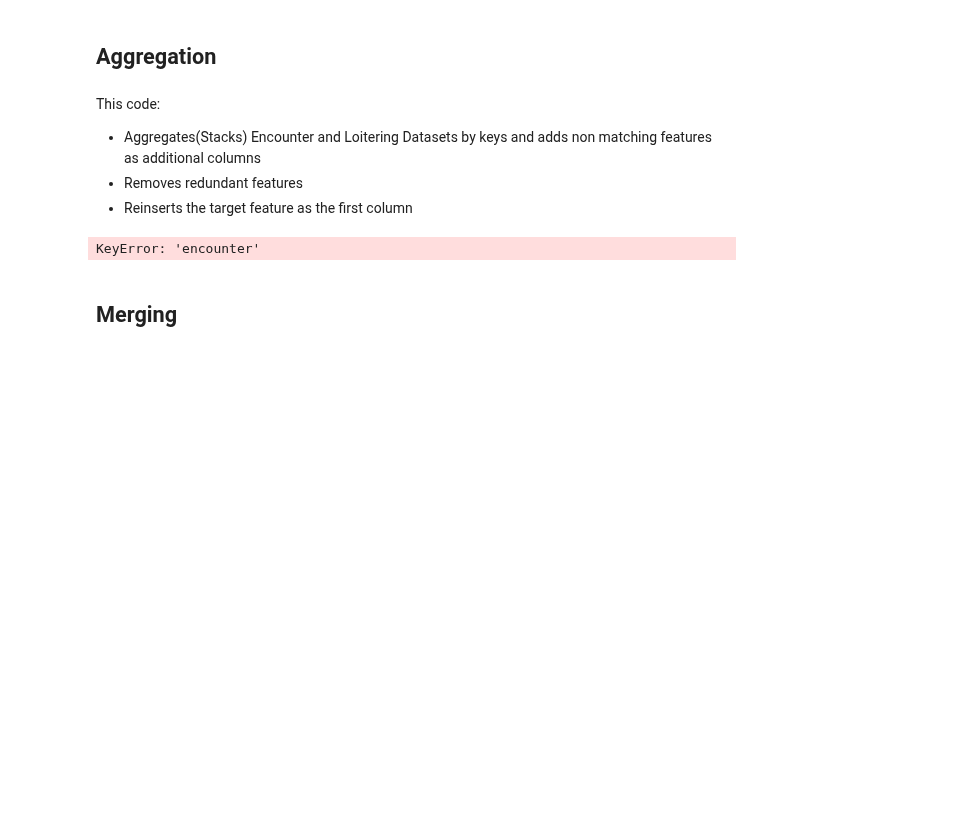
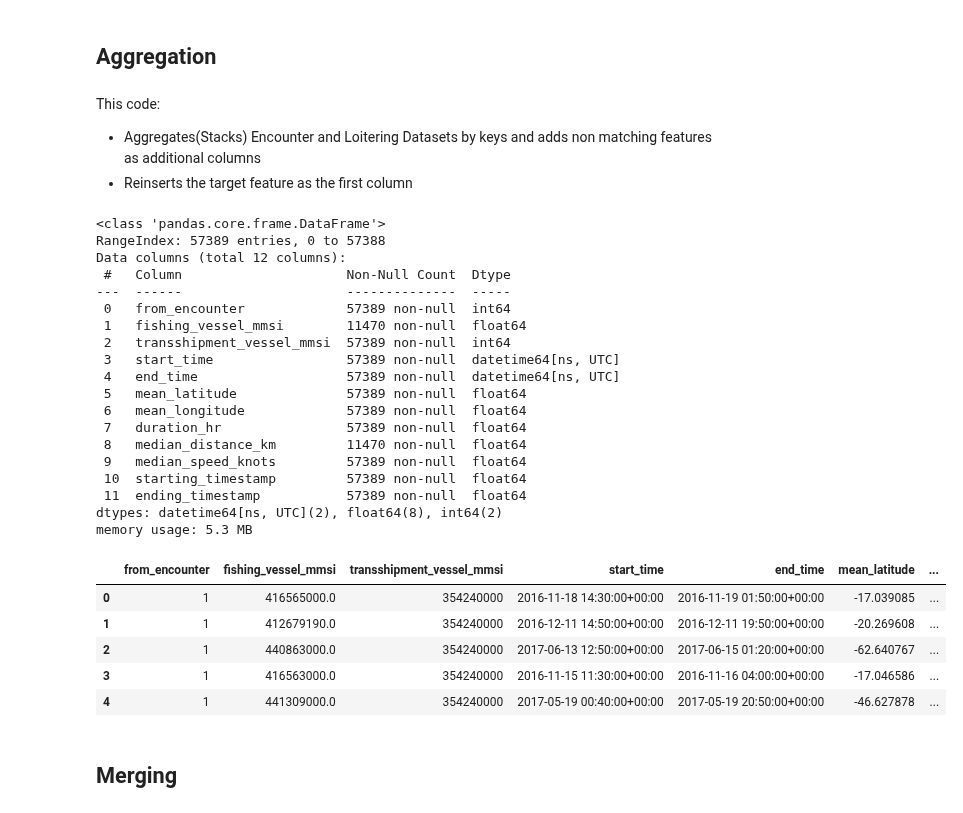
Before and after one commit to neuhart/Doing_DataScience_SS22, a Jupyter notebook: transformation.ipynb, the cells around one changed output. Saved outputs shown, nothing was run; the diff lists cells and outputs as text; code cells hidden in the pictures; blank space fills up the shorter version.

```diff
--- a/transformation.ipynb
+++ b/transformation.ipynb
@@ -237,21 +190,41 @@ Index(['mmsi', 'shipname', 'callsign', 'flag', 'imo', 'first_timestamp',
 This code:
 
 * Aggregates(Stacks) Encounter and Loitering Datasets by keys and adds non matching features as additional columns
-* Removes redundant features
 * Reinserts the target feature as the first column
-# %%
-df_agg = pd.concat([df_enc_mod,df_loit_mod], ignore_index=True)
-#dropping redundant data:
-df_clean = df_agg.copy().drop(['starting_latitude','starting_longitude', 'ending_latitude','ending_longitude'], axis= 1 )
-#setting target as first column:
-col_en =df_clean.pop('encounter')
-df_clean.insert(0, col_en.name,col_en)
-
-df_clean.head()
-df_clean.info()
-df_clean.tail()
-# %% [output]
-KeyError: 'encounter'
+# %%
+df_agg = pd.concat([df_enc_mod,df_loit_mod], ignore_index=True)
+
+#setting support variable as first column:
+df_agg.insert(0, 'from_encounter',df_agg.pop('from_encounter'))
+
+df_agg.info()
+df_agg.head()
+# %% [output]
+<class 'pandas.core.frame.DataFrame'>
+RangeIndex: 57389 entries, 0 to 57388
+Data columns (total 12 columns):
+ #   Column                     Non-Null Count  Dtype
+---  ------                     --------------  -----
+ 0   from_encounter             57389 non-null  int64
+ 1   fishing_vessel_mmsi        11470 non-null  float64
+ 2   transshipment_vessel_mmsi  57389 non-null  int64
+ 3   start_time                 57389 non-null  datetime64[ns, UTC]
+ 4   end_time                   57389 non-null  datetime64[ns, UTC]
+ 5   mean_latitude              57389 non-null  float64
+ 6   mean_longitude             57389 non-null  float64
+ 7   duration_hr                57389 non-null  float64
+ 8   median_distance_km         11470 non-null  float64
+ 9   median_speed_knots         57389 non-null  float64
+ 10  starting_timestamp         57389 non-null  float64
+ 11  ending_timestamp           57389 non-null  float64
+dtypes: datetime64[ns, UTC](2), float64(8), int64(2)
+memory usage: 5.3 MB
+|  | from_encounter | fishing_vessel_mmsi | transshipment_vessel_mmsi | start_time | end_time | mean_latitude | ... |
+| 0 | 1 | 416565000.0 | 354240000 | 2016-11-18 14:30:00+00:00 | 2016-11-19 01:50:00+00:00 | -17.039085 | ... |
+| 1 | 1 | 412679190.0 | 354240000 | 2016-12-11 14:50:00+00:00 | 2016-12-11 19:50:00+00:00 | -20.269608 | ... |
+| 2 | 1 | 440863000.0 | 354240000 | 2017-06-13 12:50:00+00:00 | 2017-06-15 01:20:00+00:00 | -62.640767 | ... |
+| 3 | 1 | 416563000.0 | 354240000 | 2016-11-15 11:30:00+00:00 | 2016-11-16 04:00:00+00:00 | -17.046586 | ... |
+| 4 | 1 | 441309000.0 | 354240000 | 2017-05-19 00:40:00+00:00 | 2017-05-19 20:50:00+00:00 | -46.627878 | ... |
 # %% [markdown]
 ##  Merging
 # %% [markdown]
```
Also changed, not shown: parts of 22 cells of this notebook.
